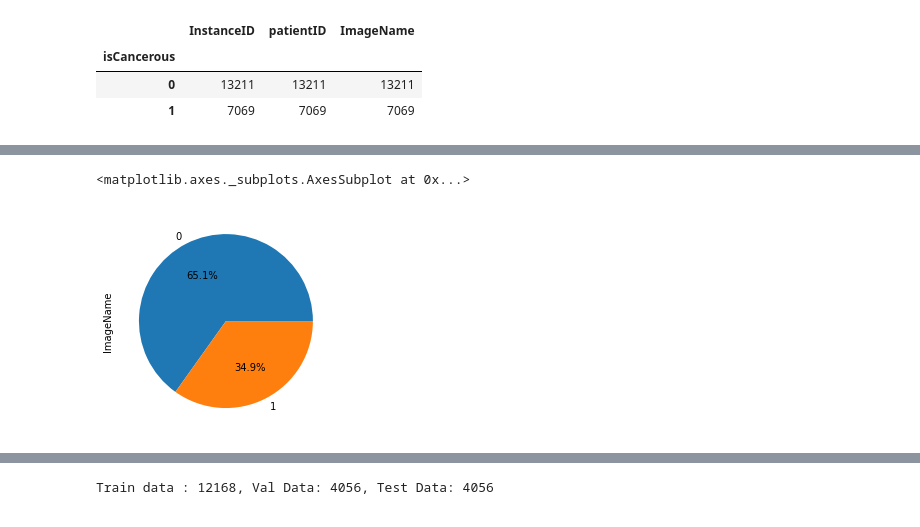
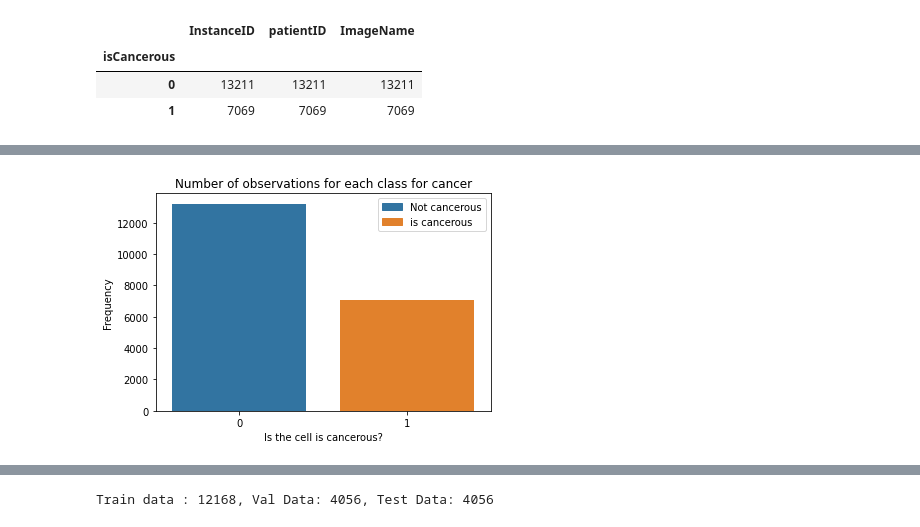
Before and after one commit to Sachin270/CMLAssignment2, a Jupyter notebook: Assignment2.ipynb, the cells around one changed output, grey strips where cells are left out. Cells and saved outputs as stored; diff of their text form; code cells hidden in the pictures.

```diff
--- a/Assignment2.ipynb
+++ b/Assignment2.ipynb
@@ -102,5 +106,13 @@ sns.barplot(x=mergedData.groupby('isCancerous').agg('count').index,
-# %%
-mergedData.groupby('isCancerous').agg('count').ImageName.plot.pie(autopct="%.1f%%")
-# %% [output]
-<matplotlib.axes._subplots.AxesSubplot at 0x...>
-[figure, removed]
+# %%
+sns.barplot(x=mergedData.groupby('isCancerous').agg('count').index,
+            y='ImageName',
+            data=mergedData.groupby('isCancerous').agg('count'))
+plt.title("Number of observations for each class for cancer")
+plt.xlabel("Is the cell is cancerous?")
+plt.ylabel("Frequency")
+red_patch = mpatches.Patch(color='#3274a1', label='Not cancerous')
+blue_patch = mpatches.Patch(color='#e1812c', label='is cancerous')
+plt.legend(handles=[red_patch, blue_patch])
+plt.show()
+# %% [output]
+[figure, added]
```
Also changed, not shown: parts of 45 cells of this notebook.
